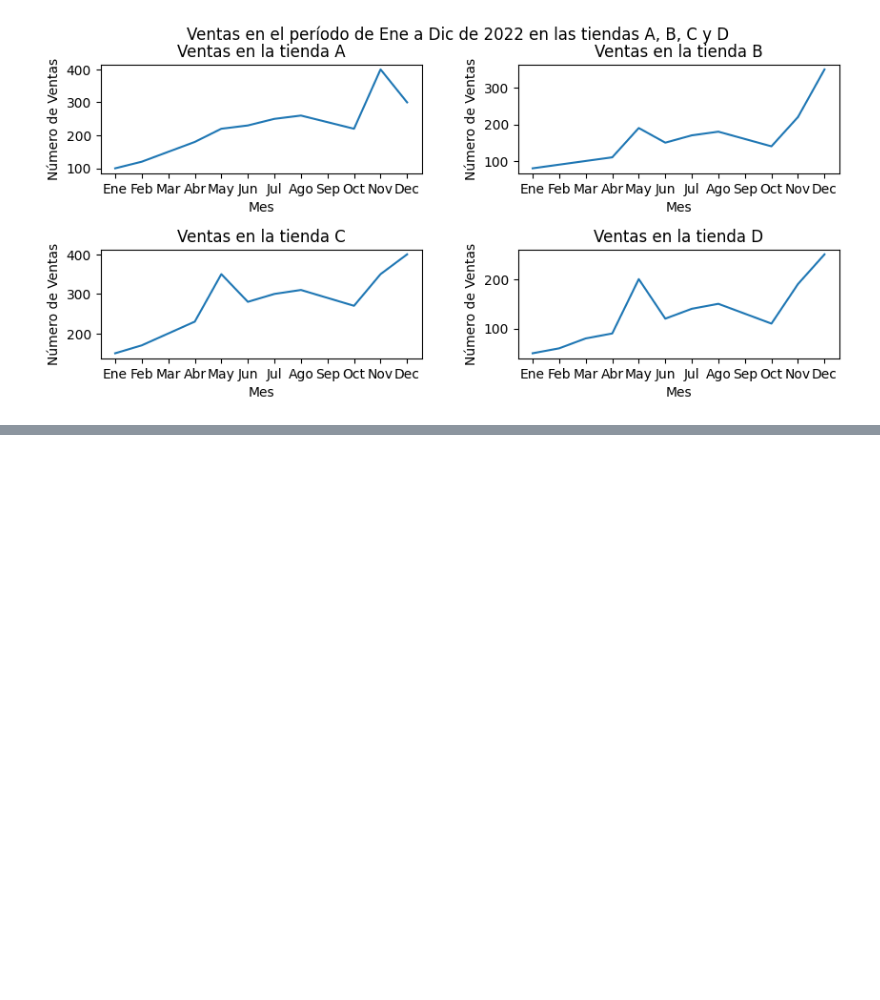
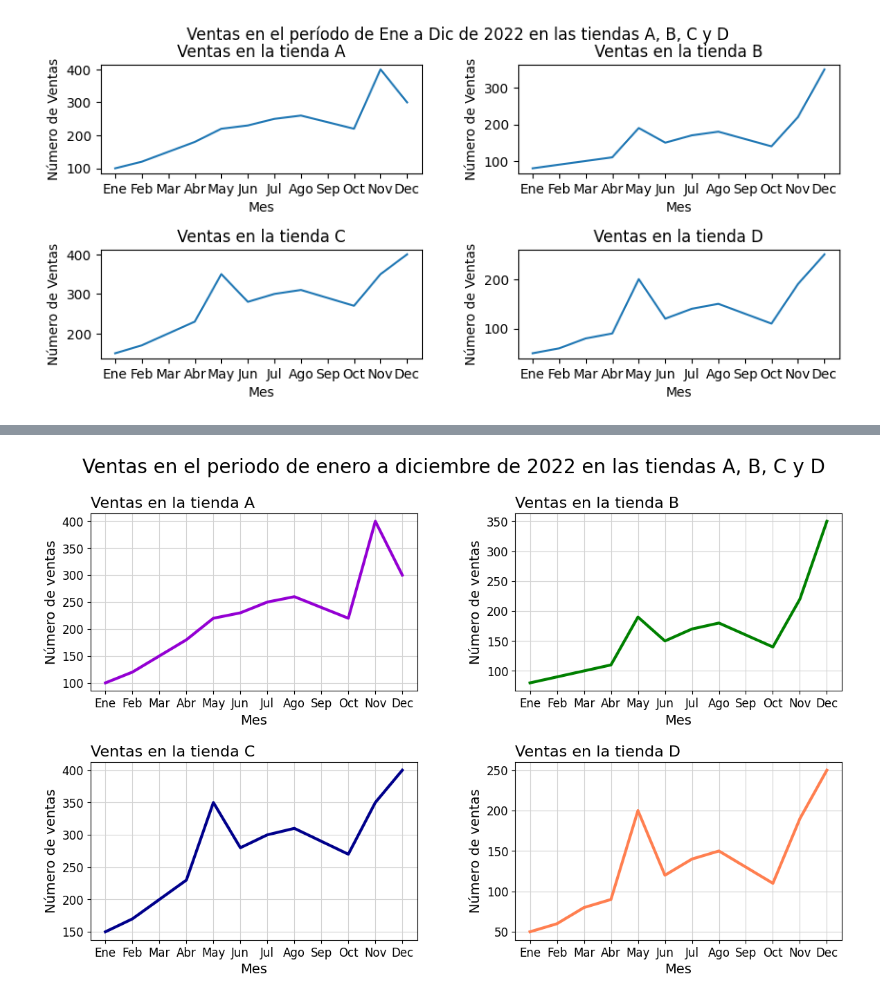
Before and after one commit to JorgeAccardi/cienciadedatos, a Jupyter notebook: Desafío_visualizando_datos_de_ventas_de_tiendas_diferentes.ipynb, the cells around one changed output, grey strips where cells are left out. Drawn from its saved outputs; the diff is of its cells as text; code cells hidden in the pictures; blank space fills up the shorter version.

```diff
--- a/Desafío_visualizando_datos_de_ventas_de_tiendas_diferentes.ipynb
+++ b/Desafío_visualizando_datos_de_ventas_de_tiendas_diferentes.ipynb
@@ -53,0 +51,23 @@ plt.show()
+# %%
+# Crear la figura y los subgráficos
+fig, axs = plt.subplots(2, 2, figsize=(14, 8))
+
+# Ajustar los espaciados entre los subgráficos
+plt.subplots_adjust(wspace=0.3, hspace=0.4)
+
+# Agregar un título general a los subgráficos
+fig.suptitle('Ventas en el periodo de enero a diciembre de 2022 en las tiendas A, B, C y D', fontsize=20)
+
+# Lista de colores
+colores = ['darkviolet', 'green', 'darkblue', 'coral']
+
+# Bucle para trazar y personalizar los subgráficos
+for i, ax in enumerate(axs.flat):
+    ax.plot(df.loc[df.index[i]], color=colores[i], lw=3)
+    ax.set_title(f'Ventas en la tienda {df.index[i]}', loc='left', fontsize=16)
+    ax.set_xlabel('Mes', fontsize=14)
+    ax.set_ylabel('Número de ventas', fontsize=14)
+    ax.tick_params(labelsize=12)
+    ax.grid(color='lightgrey')
+# %% [output]
+[figure, added]
```
Also changed, not shown: parts of 1 cell of this notebook.
